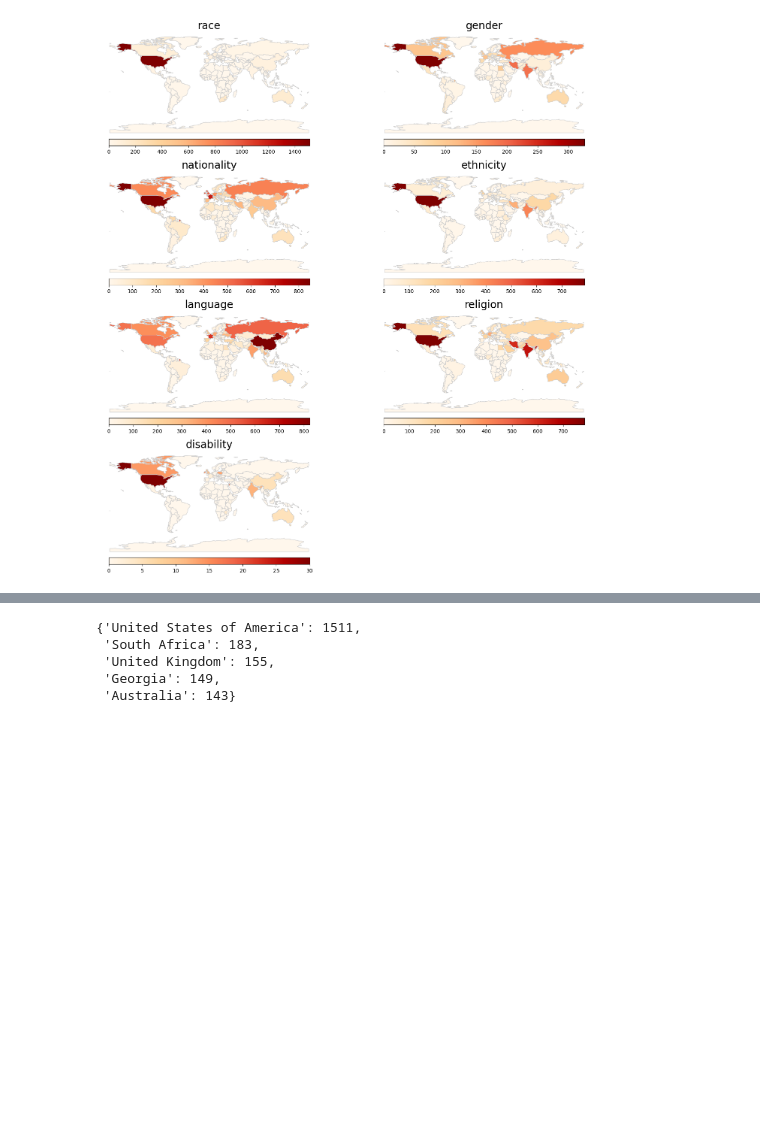
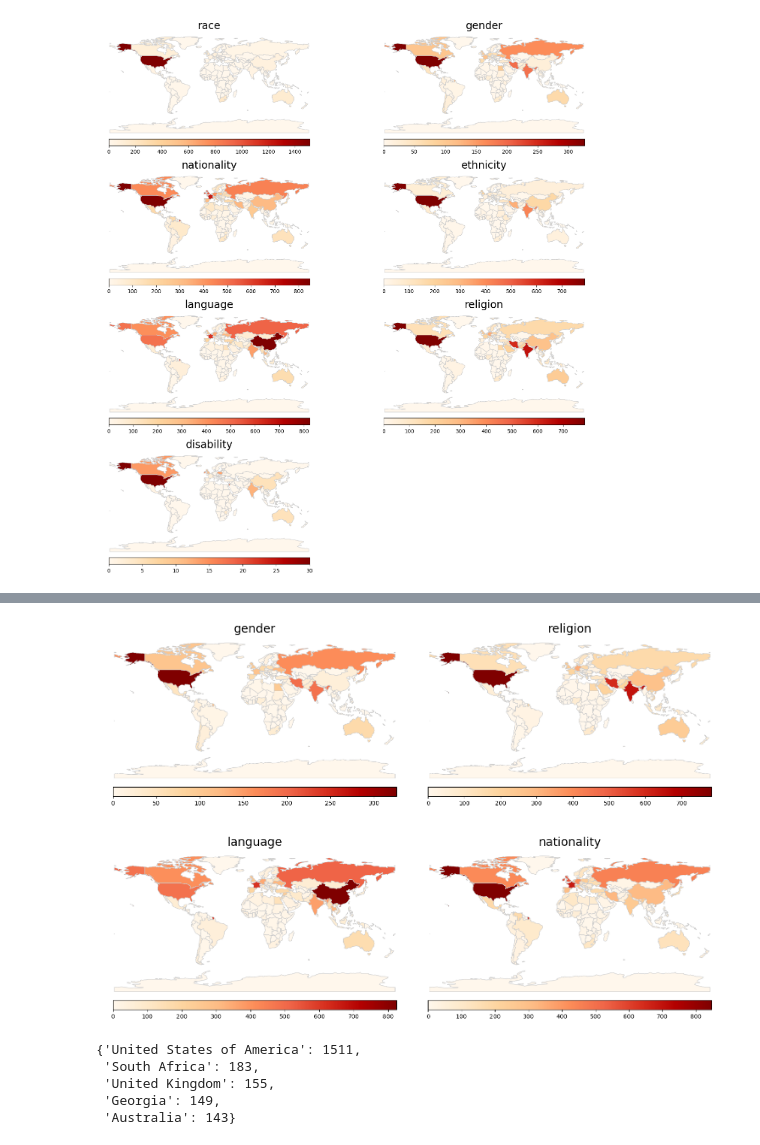
Before and after one commit to ludovicmoncla/mapping-global-protest-tendencies, a Jupyter notebook: topic_mapping.ipynb, the cells around one changed output, grey strips where cells are left out. Drawn from its saved outputs; the diff is of its cells as text; code cells hidden in the pictures; blank space fills up the shorter version.

```diff
--- a/topic_mapping.ipynb
+++ b/topic_mapping.ipynb
@@ -222,3 +232,29 @@ fig.savefig(os.path.join('outputs','map_zeroshot_'+representation+'_minsize'+str
+# %%
+key_topics = ['gender', 'religion', 'language', 'nationality']
+
+world = gpd.read_file(gpd.datasets.get_path('naturalearth_lowres'))
+
+fig, axs = plt.subplots(nrows=len(key_topics)//2 + 1, ncols=2, figsize=(15, 15))
+
+for idx, topic in enumerate(key_topics):
+    row, col = divmod(idx, 2)
+    world_merged = world.set_index('name').join(df_transposed[topic], how='left').fillna(0)
+    world_merged.plot(column=topic, cmap='OrRd', linewidth=0.8, ax=axs[row, col], edgecolor='0.8')
+    axs[row, col].set_title(topic, fontsize=20)
+    axs[row, col].axis('off')
+
+    sm = plt.cm.ScalarMappable(cmap='OrRd', norm=plt.Normalize(vmin=world_merged[topic].min(), vmax=world_merged[topic].max()))
+    sm._A = []  # fake up the array of the scalar mappable
+    cbar = fig.colorbar(sm, ax=axs[row, col], orientation='horizontal', fraction=0.048, aspect=30, pad=0.01)  # Adjust the aspect ratio here
+
+total_plots = len(key_topics)
+for i in range(total_plots, (len(axs.flatten()))):
+    fig.delaxes(axs.flatten()[i])
+
+plt.tight_layout()
+plt.show()
+# %% [output]
+[figure, added]
 # %%
 top_5_per_category = {}
 
```
Also changed, not shown: parts of 1 cell of this notebook.
